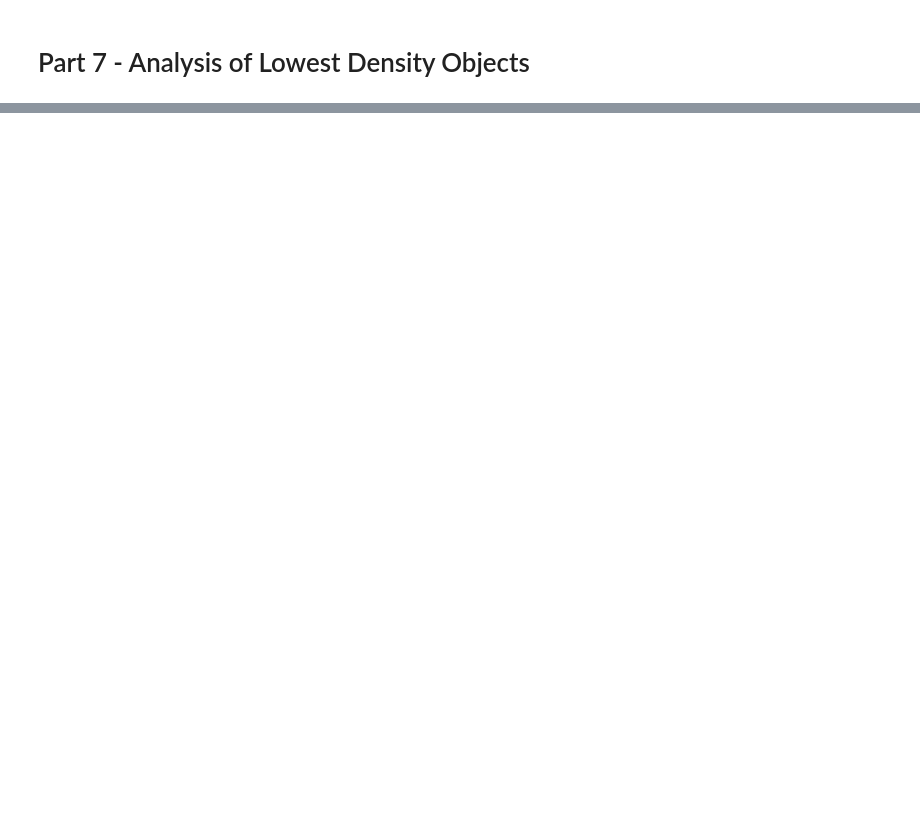
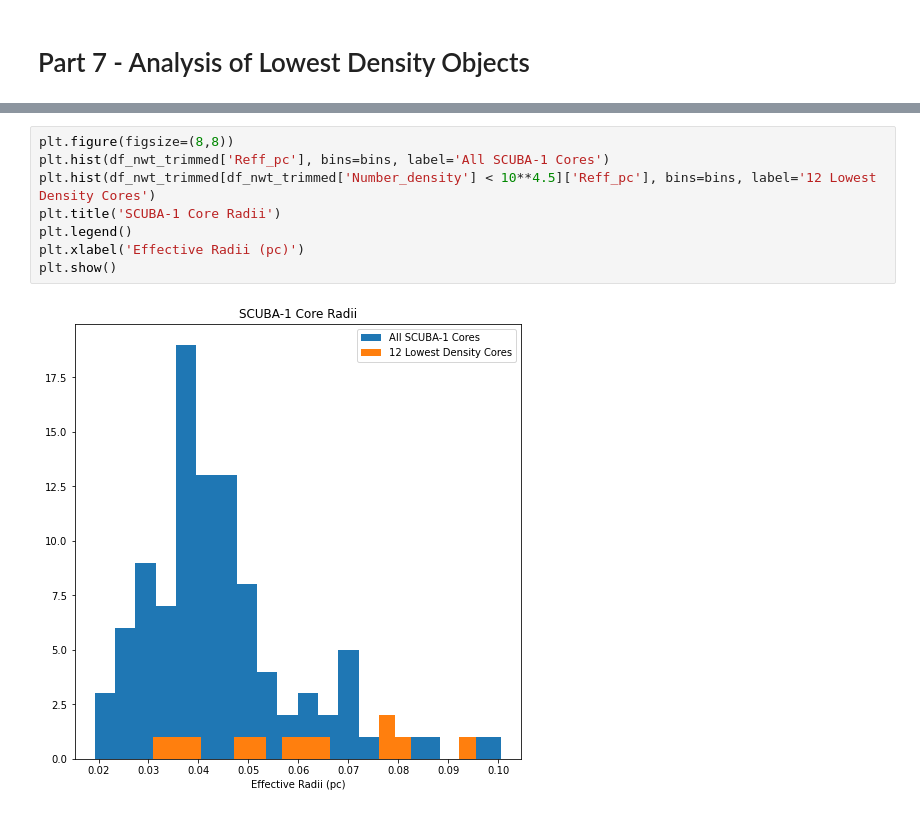
Before and after one commit to samdf96/SyntheticObs, a Jupyter notebook: SCUBA_vs_SCUBA2.ipynb, the cells around one changed output, grey strips where cells are left out. Drawn from its saved outputs; the diff is of its cells as text; blank space fills up the shorter version.

```diff
--- a/SCUBA_vs_SCUBA2.ipynb
+++ b/SCUBA_vs_SCUBA2.ipynb
@@ -590,0 +605,10 @@ plt.show()
+# %%
+plt.figure(figsize=(8,8))
+plt.hist(df_nwt_trimmed['Reff_pc'], bins=bins, label='All SCUBA-1 Cores')
+plt.hist(df_nwt_trimmed[df_nwt_trimmed['Number_density'] < 10**4.5]['Reff_pc'], bins=bins, label='12 Lowest Density Cores')
+plt.title('SCUBA-1 Core Radii')
+plt.legend()
+plt.xlabel('Effective Radii (pc)')
+plt.show()
+# %% [output]
+[figure, added]
```
Also changed, not shown: parts of 19 cells of this notebook.
